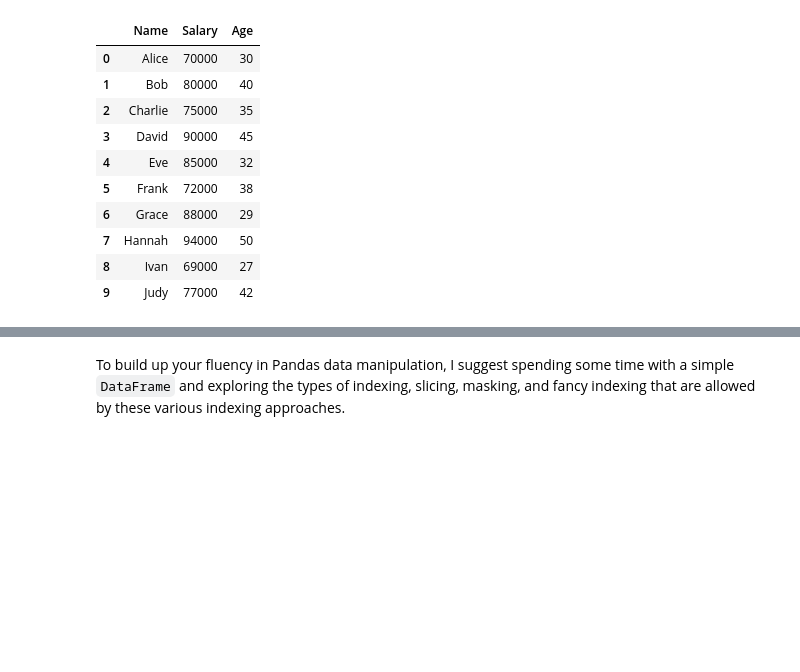
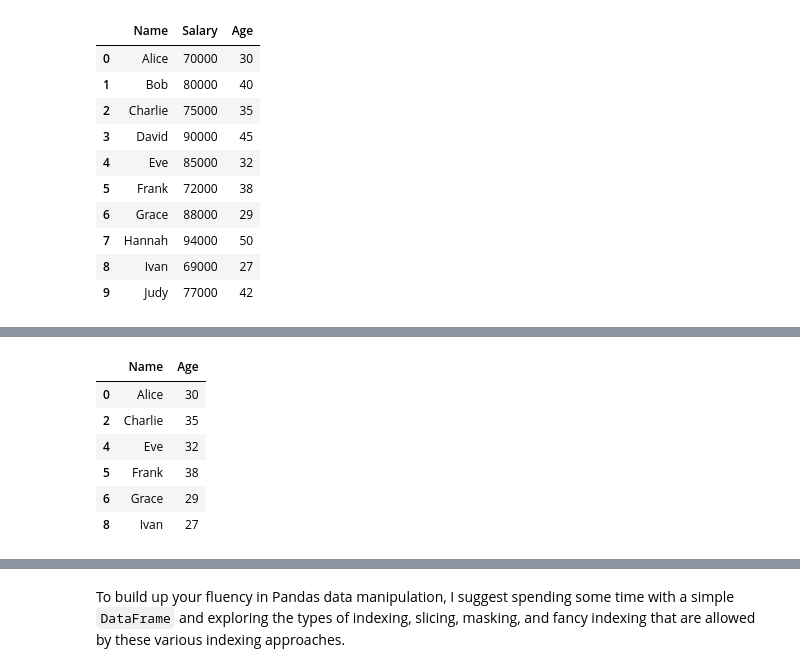
Before and after one commit to Mahmoud-Khorshed-DS-AI/Ai-Group-107, a Jupyter notebook: Session 8/Pandas_Session_8.ipynb, the cells around one changed output, grey strips where cells are left out. Cells and saved outputs as stored; diff of their text form; code cells hidden in the pictures; blank space fills up the shorter version.

```diff
--- a/Session 8/Pandas_Session_8.ipynb
+++ b/Session 8/Pandas_Session_8.ipynb
@@ -394,0 +403,10 @@ df
+# %%
+df.loc[df['Age'] < 39 ,['Name','Age']]
+# %% [output]
+|  | Name | Age |
+| 0 | Alice | 30 |
+| 2 | Charlie | 35 |
+| 4 | Eve | 32 |
+| 5 | Frank | 38 |
+| 6 | Grace | 29 |
+| 8 | Ivan | 27 |
```
Also changed, not shown: parts of 130 cells of this notebook.
